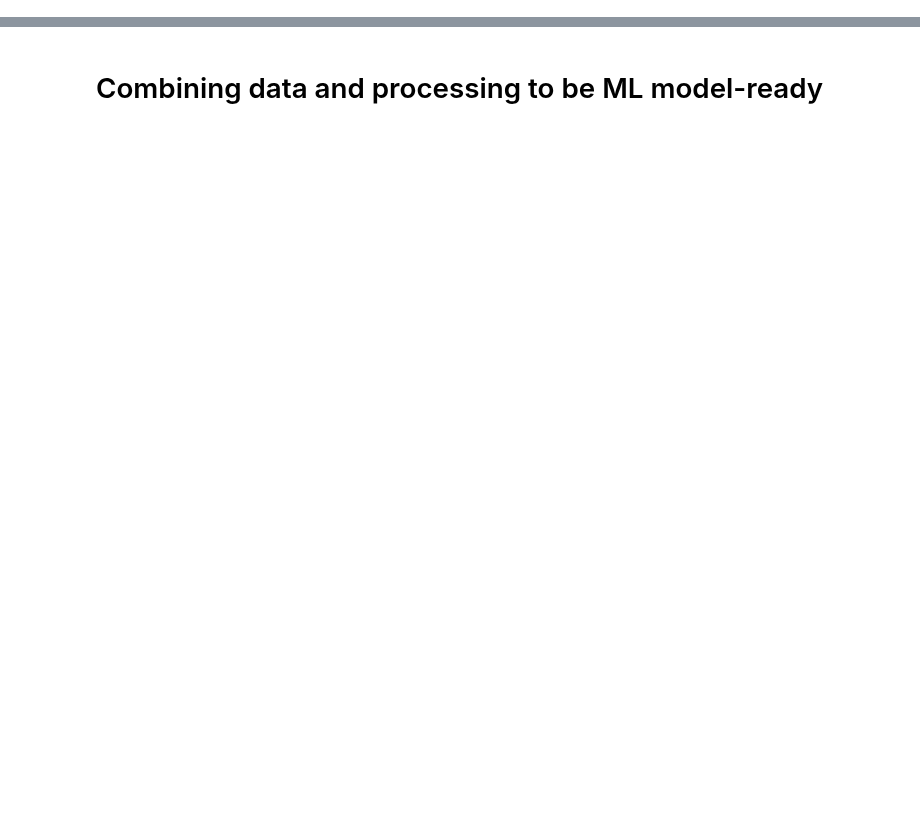
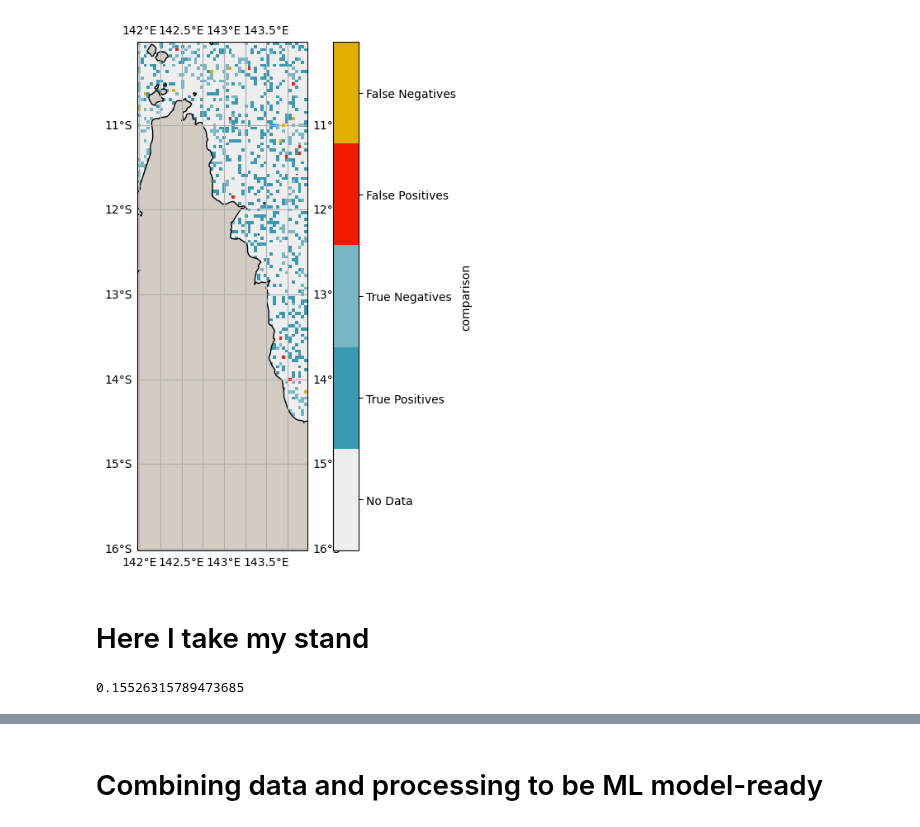
Before and after one commit to orlando-code/coralshift, a Jupyter notebook: notebooks/ml_data_processing.ipynb, the cells around one changed output, grey strips where cells are left out. Drawn from its saved outputs; the diff is of its cells as text; code cells hidden in the pictures; blank space fills up the shorter version.

```diff
--- a/notebooks/ml_data_processing.ipynb
+++ b/notebooks/ml_data_processing.ipynb
@@ -52,0 +328,73 @@ from coralshift.dataloading import data_structure, climate_data, bathymetry, ree
+# %%
+import seaborn as sns
+import matplotlib.colors as mcolors
+import cartopy.feature as cfeature
+import cartopy.crs as ccrs
+
+def plot_spatial_confusion(
+    xa_ds: xa.Dataset, ground_truth_var: str, predicted_var: str
+) -> xa.Dataset:
+    """Plot a spatial confusion matrix based on the predicted and ground truth variables in the xarray dataset.
+
+    Parameters
+    ----------
+        xa_ds (xarray.Dataset): Input xarray dataset.
+        ground_truth_var (str): Name of the ground truth variable in the dataset.
+        predicted_var (str): Name of the predicted variable in the dataset.
+
+    Returns
+    -------    -------
+        xarray.Dataset: Updated xarray dataset with the "comparison" variable added.
+    """
+    # calculate spatial confusion values and assign to new variable in Dataset
+    map_proj = ccrs.PlateCarree()
+    # may need to change this
+    fig = plt.figure(figsize=[8,8])
+    ax = plt.axes(projection=map_proj)
+
+    # from Wes Anderson: https://github.com/karthik/wesanderson/blob/master/R/colors.R
+    cmap_colors = ["#EEEEEE", "#3B9AB2", "#78B7C5", "#F21A00", "#E1AF00"]
+
+    im = ds["comparison"].isel(time=0).plot.imshow(vmin=0, vmax=4, ax=ax, cmap = mcolors.ListedColormap(cmap_colors)
+)
+    spatial_plots.format_spatial_plot(im, f, ax, title="", name="", cbar=False, edgecolor="black")
+    ax.set_aspect("equal")
+
+    colorbar = im.colorbar
+    num_ticks = len(cmap_colors)
+    vmin, vmax = colorbar.vmin, colorbar.vmax
+    colorbar.set_ticks([vmin + (vmax - vmin) / num_ticks * (0.5 + i) for i in range(num_ticks)])
+    colorbar.set_ticklabels(list(vals_dict.keys()))
+
+
+
+
+# # Define latitude and longitude ranges
+# latitude_range = (-15, -10)
+# longitude_range = (142, 143)
+
+# # Perform boolean indexing to select the desired latitudes and longitudes
+# selected_series = series[
+#     (series.index.get_level_values("latitude") >= latitude_range[0])
+#     & (series.index.get_level_values("latitude") <= latitude_range[1])
+#     & (series.index.get_level_values("longitude") >= longitude_range[0])
+#     & (series.index.get_level_values("longitude") <= longitude_range[1])
+# ]
+
+# df = pd.DataFrame({"gt": models_output_dict["brt"][0][0], "prediction": models_output_dict["brt"][0][1]})
+# df.head()
+# selected_rows = df.loc[(-16 <= df.index.get_level_values('latitude')) & (df.index.get_level_values('latitude') <= -10) &
+#                        (142 <= df.index.get_level_values('longitude')) & (df.index.get_level_values('longitude') <= 144)]
+
+# ds = selected_rows.to_xarray().sortby(["longitude", "latitude"])
+
+plot_spatial_confusion(ds.isel(time=0), "gt", "prediction")
+# %% [output]
+[figure, added]
+# %% [markdown]
+# Here I take my stand
+# %%
+X_trains, X_tests, y_trains, y_tests, train_coords_list, test_coords_list = spatial_split_train_test(dss, data_type="discrete", bath_mask=False)
+sum(y_tests[0])/len(y_tests[0])
+# %% [output]
+0.15526315789473685
```
Also changed, not shown: parts of 58 cells of this notebook, 4 other files.
